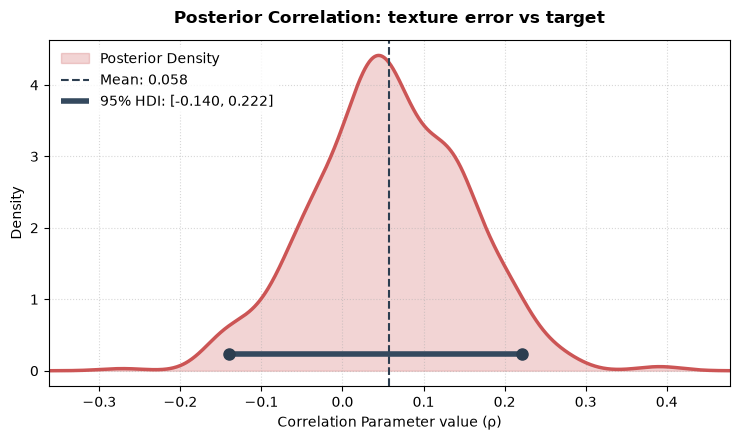
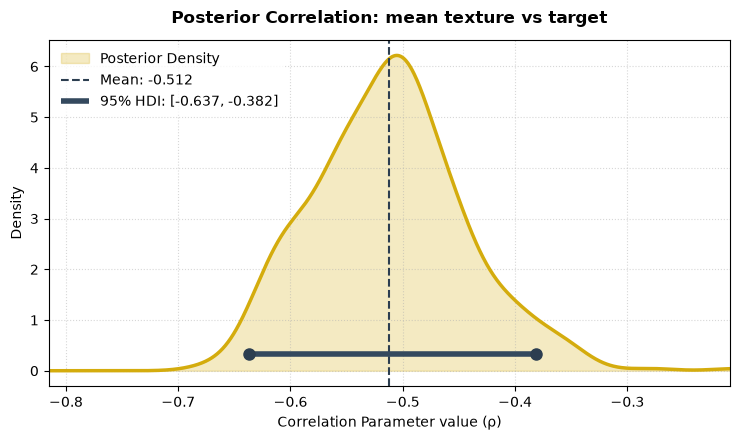
The notebook cell's code change between the first figure and the second:
--- before
+++ after
@@ -1,21 +1,24 @@
-bc_spearman_q = BayesianCorrelation(method="spearman", 
-                                    backend="quick", 
-                                    n_samples=500, 
-                                    tune=500, 
-                                    chains=1, 
-                                    cores=1, 
-                                    random_state=42)
-
-bc_spearman_q.fit(X["texture error"].iloc[:100], y.iloc[:100])
+bc_spearman_lc = BayesianCorrelation(
+    method="spearman",
+    backend="latent_copula",
+    n_samples=500,
+    tune=500,
+    chains=1,
+    cores=1,
+    random_state=42,
+)
+bc_spearman_lc.fit(X["mean texture"].iloc[:100], y.iloc[:100])
 
 # Display formatted summary DataFrame
-df_formatted = bc_spearman_q.summary_df_.copy()
+df_formatted = bc_spearman_lc.summary_df_.copy()
 df_formatted["Posterior Mean"] = df_formatted["Posterior Mean"].map("{:.4f}".format)
 df_formatted["Posterior Mode"] = df_formatted["Posterior Mode"].map("{:.4f}".format)
 df_formatted["95% HDI Lower"] = df_formatted["95% HDI Lower"].map("{:.4f}".format)
 df_formatted["95% HDI Upper"] = df_formatted["95% HDI Upper"].map("{:.4f}".format)
-df_formatted["Prob of Direction"] = df_formatted["Prob of Direction"].map("{:.2%}".format)
+df_formatted["Prob of Direction"] = df_formatted["Prob of Direction"].map(
+    "{:.2%}".format
+)
 display(df_formatted)
 
-bc_spearman_q.plot()
+bc_spearman_lc.plot()
 plt.show()

Commit: style: apply consistent code formatting and clean up unused imports